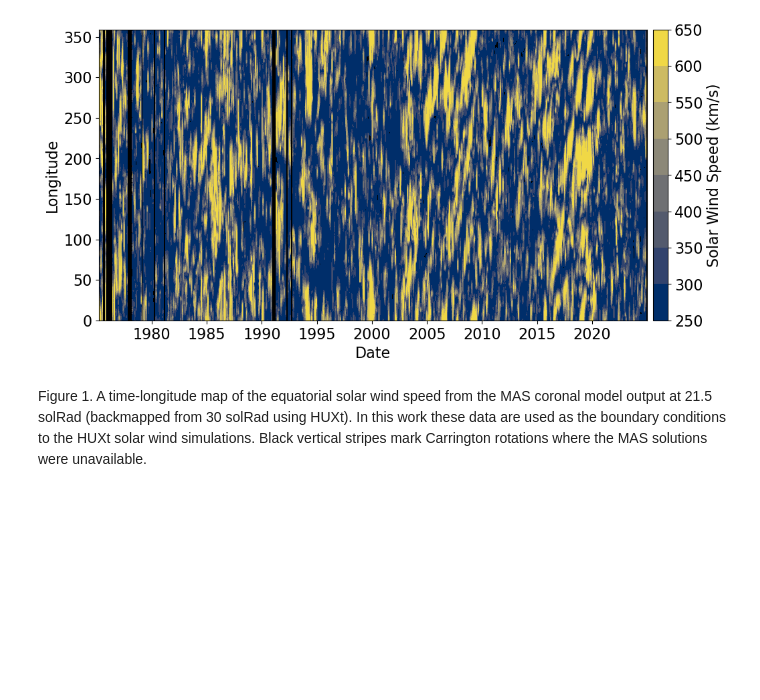
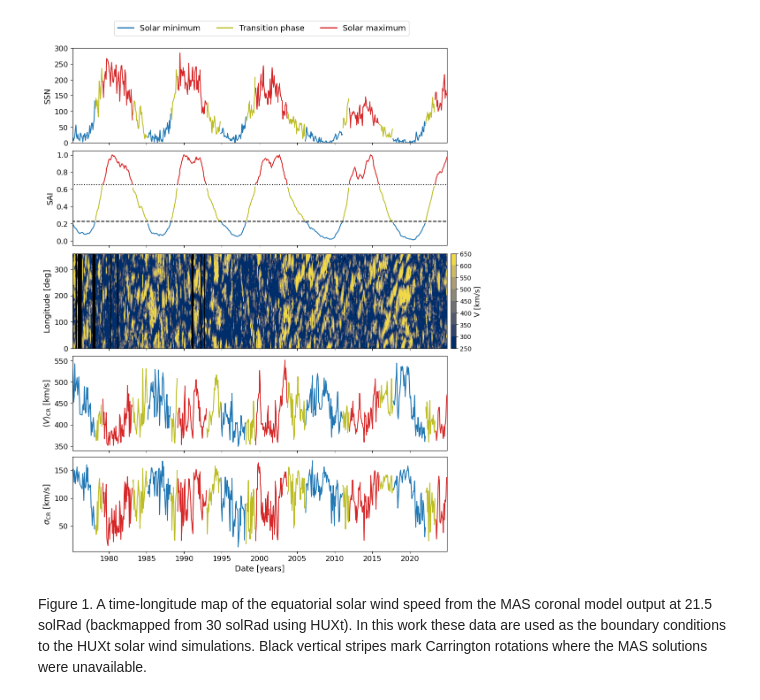
Before and after one commit to dechenlhamogyeltshen/CME_transit_variability, a Jupyter notebook: code/analysis.ipynb, the cells around one changed output. Cells and saved outputs as stored; diff of their text form; code cells hidden in the pictures; blank space fills up the shorter version.

```diff
--- a/code/analysis.ipynb
+++ b/code/analysis.ipynb
@@ -165,7 +438,7 @@ def solarwind_time_longitude_map_plot():
     """
 
     # load in the CME transit time data
-    data_path = "/Users/dven/repos/CME_transit_climatology_new/data/output/CME_transit_data.hdf5"
+    data_path = "/Users/dven/repos/CME_transit_variability/data/output/CME_transit_data.hdf5"
     data = h5py.File(data_path, 'r')
 
     cr_keys = data.keys()
@@ -173,46 +446,103 @@ def solarwind_time_longitude_map_plot():
     cr_nums = np.array([int(c.split("_")[1]) for c in cr_keys])
 
     cr_nums_pad = np.arange(cr_nums.min(), cr_nums.max() + 1, 1)
     cr_time_pad = carrington_rotation_time(cr_nums_pad + 0.5)
     vsw_bc = []
 
     for cr_num in cr_nums_pad:
         cr_tag = "CR_{}".format(cr_num)
 
         if cr_tag in cr_keys and 'vr_21' in data[cr_tag]:
             # Get BC variability
             vsw_bc.append(data[cr_tag + '/vr_21'][:])
         else:
             vsw_bc.append(np.nan*np.ones(360))
 
     vsw = np.array(vsw_bc)
     lons = np.arange(0,360,1)
 
-    fig, ax = plt.subplots(figsize=(10,5), facecolor='white')
-    ax.set_facecolor('k')
+    fig, ax = plt.subplots(5,1, figsize=(10,12), facecolor='white', sharex=True, layout='constrained')
+
+    ssn = load_ssn_sai()
+    cme_avg, cme_fst = load_reduced_transit_data()
+
+    terciles = ssn['sai'].quantile([0.333, 0.666]).values
+    colors = ['tab:blue', 'tab:olive', 'tab:red']
+    labels = ['Lower tercile', 'Middle tercile', 'Upper tercile']
+
+    # Create legend handles outside the loop
+    legend_handles = [
+        plt.Line2D([0], [0], color='tab:blue', lw=2, label='Solar minimum'),
+        plt.Line2D([0], [0], color='tab:olive', lw=2, label='Transition phase'),
+        plt.Line2D([0], [0], color='tab:red', lw=2, label='Solar maximum')
+    ]
+
+    id_low = ssn['sai'] <= terciles[0]
+    id_mid = (ssn['sai'] >= terciles[0]) & (ssn['sai'] <= terciles[1])
+    id_high = ssn['sai'] >= terciles[1]
+
+    for id_sub, col, label in zip([id_low, id_mid, id_high], colors, labels):
+
+        ssn_c = ssn.copy()
+        ssn_c[np.logical_not(id_sub)] = np.NaN
+
+        ax[0].plot(ssn_c['datetime'], ssn_c['ssn'], '-', color=col, label=label)
+        ax[1].plot(ssn_c['datetime'], ssn_c['sai'], '-', color=col)
+
+    linestyles = ['--', ':']
+    ax[1].hlines(terciles, ssn['datetime'].min(), ssn['datetime'].max(), colors=['k'], linestyles=linestyles )
+
+    id_low = cme_avg['sai'] <= terciles[0]
+    id_mid = (cme_avg['sai'] > terciles[0]) & (cme_avg['sai'] <= terciles[1])
+    id_high = cme_avg['sai'] > terciles[1]
+
+    for id_sub, col in zip([id_low, id_mid, id_high], colors):
+        cme_dup = cme_avg.copy()
+        cme_dup[np.logical_not(id_sub)] = np.NaN
+        ax[3].plot(cme_dup['datetime'], cme_dup['vsw_avg'], '-', color=col)
+        ax[4].plot(cme_dup['datetime'], cme_dup['vsw_var'], '-', color=col)
+
+    ax[2].set_facecolor('k')
     levels = np.arange(250, 700, 50)
     cmap = copy.copy(mpl.cm.get_cmap('cividis'))
     cmap.set_bad(color='k', alpha=1)
 
-    cnt = ax.contourf(cr_time_pad.datetime, lons, vsw.T, levels=levels, cmap=cmap, vmin=levels[0], vmax=levels[-1])
-    ax.set_xlabel('Date')
-    ax.set_ylabel('Longitude')
+    cnt = ax[2].contourf(cr_time_pad.datetime, lons, vsw.T, levels=levels, cmap=cmap, vmin=levels[0], vmax=levels[-1])
 
-    cbar = fig.colorbar(cnt, ax=ax, pad=0.01)
-    cbar.ax.set_ylabel('Solar Wind Speed (km/s)')
+    cbar = fig.colorbar(cnt, ax=ax[2], pad=0.01)
+    cbar.ax.tick_params(labelsize=10)
+    cbar.ax.set_ylabel('V [km/s]', fontsize=12)
 
-    fig.subplots_adjust(left=0.075, bottom=0.11, right=1.05, top=0.98)
-    fig_name = "/Users/dven/repos/CME_transit_climatology_new/figures/MAS_Vsw_equator_timeseries.pdf"
-    fig.savefig(fig_name)
-    fig_name = "/Users/dven/repos/CME_transit_climatology_new/figures/MAS_Vsw_equator_timeseries.png"
-    fig.savefig(fig_name)
+    for a in ax:
+        a.set_xlim(cme_avg['datetime'].min(), cme_avg['datetime'].max())
+        a.tick_params(axis='y', labelsize=12)
+        a.tick_params(axis='x', labelsize=12)
+
+    #for a in ax[:-1]:
+        #a.set_xticklabels([])
+
+    ax[0].set_ylim(0,300)
+
+    ax[-1].set_xlabel('Date [years]', fontsize=13)
+    ax[0].set_ylabel('SSN', fontsize=13)
+    ax[1].set_ylabel('SAI', fontsize=13)
+    ax[2].set_ylabel('Longitude [deg]', fontsize=13)
+    ax[3].set_ylabel(r'$\langle V \rangle_{\mathrm{CR}}$ [km/s]', fontsize=13)
+    ax[4].set_ylabel(r'$\sigma_{\mathrm{CR}}$ [km/s]', fontsize=13)
+
+    # Create a single legend outside the plot
+    fig.legend(handles=legend_handles, loc='upper center', bbox_to_anchor=(0.5, 1.05), fontsize=13, ncol=3)
+
+    fig.subplots_adjust(left=0.085, bottom=0.06, right=0.99, top=0.99, hspace=0.04)
+    fig_name = "/Users/dven/repos/CME_transit_climatology_new/figures/Vsw_timeseries.pdf"
+    fig.savefig(fig_name, dpi=300, bbox_inches='tight')
 
     data.close()
     return
 
 solarwind_time_longitude_map_plot()
 # %% [output]
-[figure, old version]
+[figure, new version]
 # %% [markdown]
 Figure 1. A time-longitude map of the equatorial solar wind speed from the MAS coronal model output at 21.5 solRad (backmapped from 30 solRad using HUXt). In this work these data are used as the boundary conditions to the HUXt solar wind simulations. Black vertical stripes mark Carrington rotations where the MAS solutions were unavailable.
 # %%
```
Also changed, not shown: parts of 29 cells of this notebook, 6 other files.
